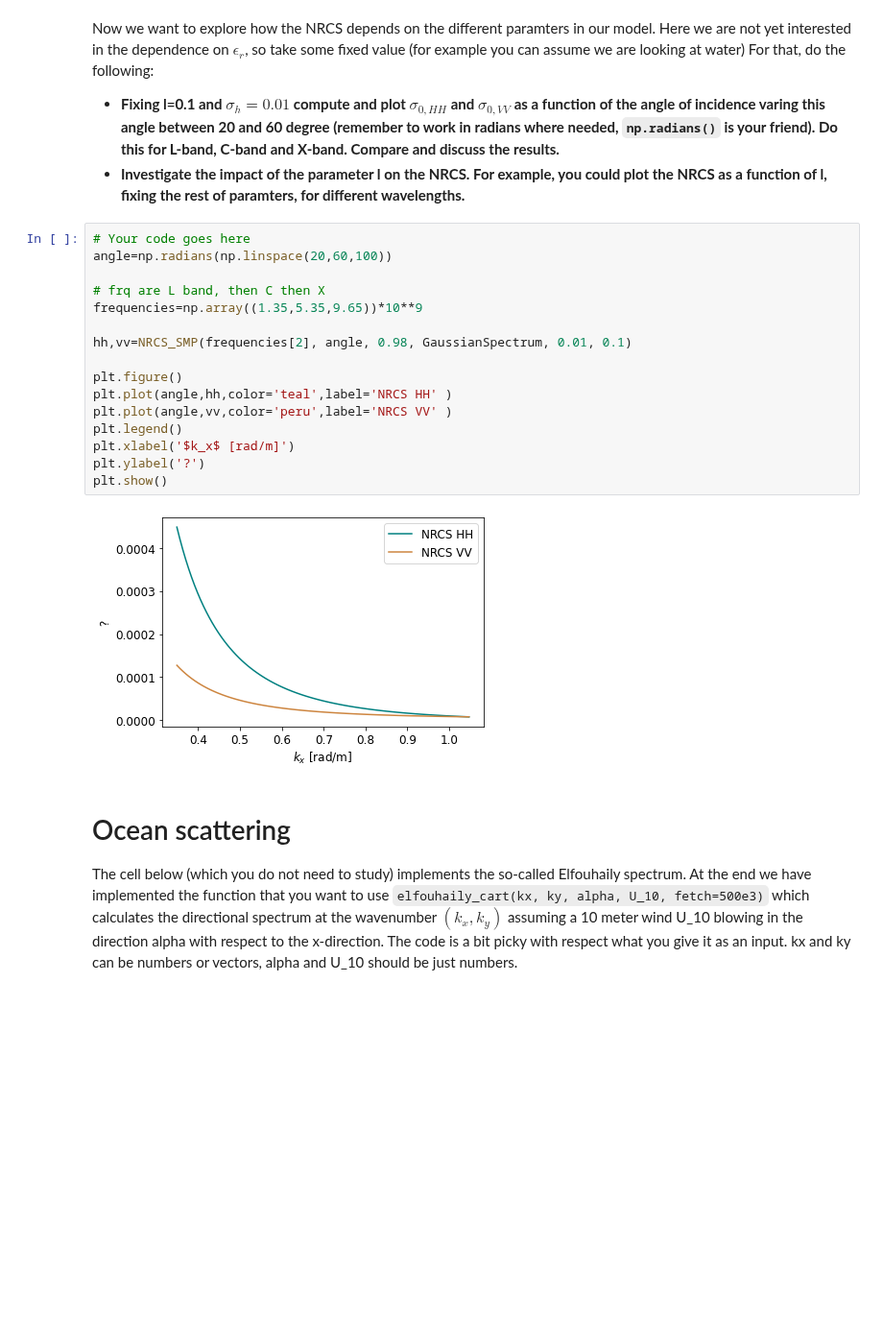
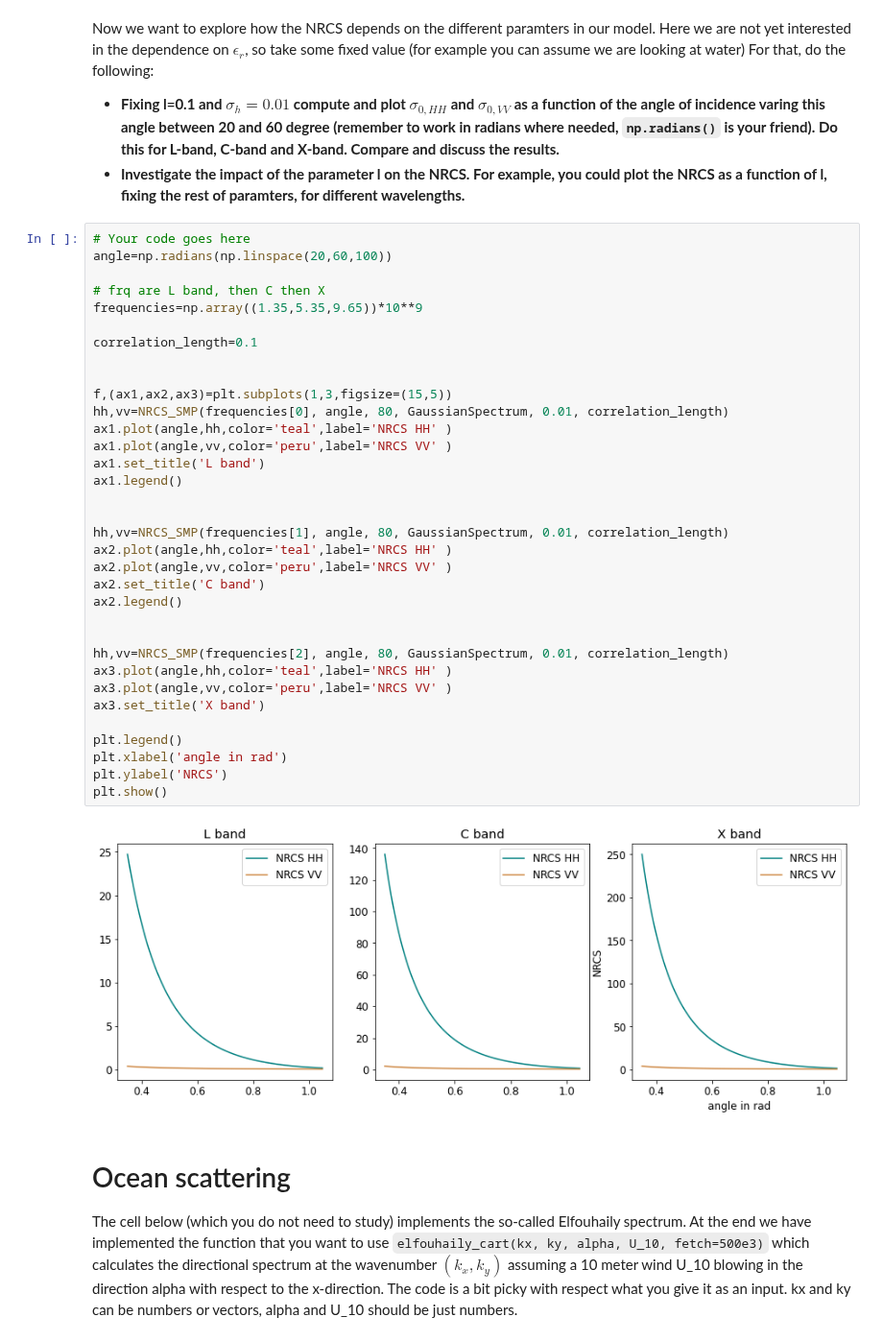
Before and after one commit to debnovalina/PPESO-Practical, a Jupyter notebook: practical_Paco_W6/RoughSurfaceScattering.ipynb, the cells around one changed output. Shown at 96% size. Drawn from its saved outputs; the diff is of its cells as text; blank space fills up the shorter version.

Commit message:
With the graphs

```diff
--- a/practical_Paco_W6/RoughSurfaceScattering.ipynb
+++ b/practical_Paco_W6/RoughSurfaceScattering.ipynb
@@ -95,21 +95,39 @@ Now we want to explore how the NRCS depends on the different paramters in our mo
 # %%
 # Your code goes here
 angle=np.radians(np.linspace(20,60,100))
 
 # frq are L band, then C then X
 frequencies=np.array((1.35,5.35,9.65))*10**9
 
-hh,vv=NRCS_SMP(frequencies[2], angle, 0.98, GaussianSpectrum, 0.01, 0.1)
+correlation_length=0.1
 
-plt.figure()
-plt.plot(angle,hh,color='teal',label='NRCS HH' )
-plt.plot(angle,vv,color='peru',label='NRCS VV' )
+
+f,(ax1,ax2,ax3)=plt.subplots(1,3,figsize=(15,5))
+hh,vv=NRCS_SMP(frequencies[0], angle, 80, GaussianSpectrum, 0.01, correlation_length)
+ax1.plot(angle,hh,color='teal',label='NRCS HH' )
+ax1.plot(angle,vv,color='peru',label='NRCS VV' )
+ax1.set_title('L band')
+ax1.legend()
+
+
+hh,vv=NRCS_SMP(frequencies[1], angle, 80, GaussianSpectrum, 0.01, correlation_length)
+ax2.plot(angle,hh,color='teal',label='NRCS HH' )
+ax2.plot(angle,vv,color='peru',label='NRCS VV' )
+ax2.set_title('C band')
+ax2.legend()
+
+
+hh,vv=NRCS_SMP(frequencies[2], angle, 80, GaussianSpectrum, 0.01, correlation_length)
+ax3.plot(angle,hh,color='teal',label='NRCS HH' )
+ax3.plot(angle,vv,color='peru',label='NRCS VV' )
+ax3.set_title('X band')
+
 plt.legend()
-plt.xlabel('$k_x$ [rad/m]')
-plt.ylabel('?')
+plt.xlabel('angle in rad')
+plt.ylabel('NRCS')
 plt.show()
 # %% [output]
-[figure, old version]
+[figure, new version]
 # %% [markdown]
 # Ocean scattering
 The cell below (which you do not need to study) implements the so-called Elfouhaily spectrum. At the end we have implemented the function that you want to use
```
Also changed, not shown: parts of 2 cells of this notebook.
